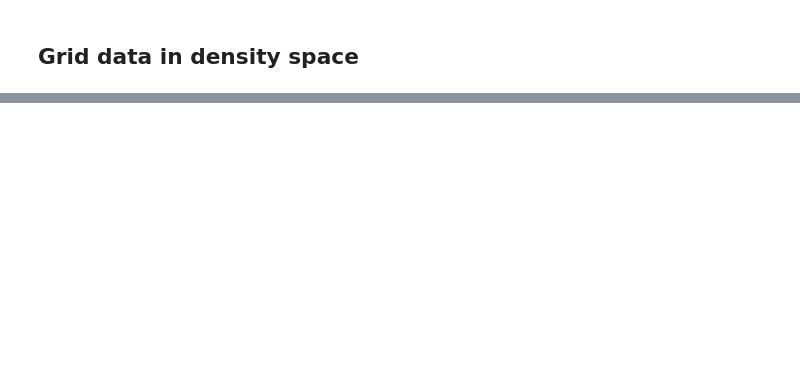
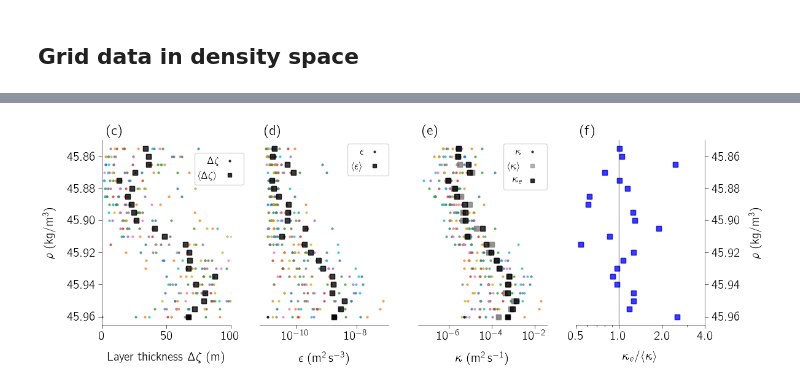
Before and after one commit to glwagner/SqueezeDispersionGRL, a Jupyter notebook: notebooks/analysis.ipynb, the cells around one changed output, grey strips where cells are left out. Cells and saved outputs as stored; diff of their text form; code cells hidden in the pictures; blank space fills up the shorter version.

```diff
--- a/notebooks/analysis.ipynb
+++ b/notebooks/analysis.ipynb
@@ -222,0 +524,85 @@ end
+# %%
+fs = 16
+xtextpos = 0.03
+ytextpos = 1.01
+legsize = 12
+
+fig, axs = subplots(ncols=4, figsize=(12, 4), sharey=true)
+
+sca(axs[1])
+xlabel("Layer thickness \$ \\Delta \\zeta \$ (m)", labelpad=12.0)
+ylabel(L"\rho \, \, \mathrm{(kg/m^3)}", labelpad=12.0)
+invertaxis()
+cornerspines()
+xlim(0, 100)
+yticks(sig[1:4:end, 1])
+
+plot(dζ, sig, ".", alpha=0.8, markeredgewidth=0.0, markersize=6)
+plot(dζ_avg, sig, "ks", alpha=0.1)
+
+plot(dζ[1], sig[1], "k.", alpha=0.8, markersize=6, markeredgewidth=0.0, label=L"\Delta \zeta")
+plot(dζ_avg[1], sig[1], "ks", alpha=0.8, markersize=4, label=L"\langle \Delta \zeta \rangle")
+#legend()
+legend(loc="upper right", bbox_to_anchor=(1.1, 0.93),
+       prop=Dict("size"=>legsize), markerfirst=false, markerscale=1.0, borderaxespad=0.0, frameon=true, handletextpad=0.05)
+
+sca(axs[2])
+xlabel(L"\epsilon \,\, \mathrm{(m^2 \, s^{-3})}", labelpad=12.0)
+invertaxis()
+bottomspine()
+xscale("log")
+#xlim(1e-11, 1e-7)
+axs[2][:tick_params](left=false, labelleft=false)
+
+plot(ep, sig, ".", alpha=0.8, markeredgewidth=0.0, markersize=6)
+plot(ep_avg, sig, "ks", alpha=0.1)
+
+plot(ep[1], sig[1], "k.", alpha=0.8, markersize=6, markeredgewidth=0.0, label=L"\epsilon")
+plot(ep_avg[1], sig[1], "ks", alpha=0.8, markersize=4, label=L"\langle \epsilon \rangle")
+#legend()
+legend(loc="upper right", bbox_to_anchor=(1.0, 0.98),
+       prop=Dict("size"=>legsize), markerfirst=false, markerscale=1.0, borderaxespad=0.0, frameon=true, handletextpad=0.05)
+
+sca(axs[3])
+xlabel(L"\kappa \,\, \mathrm{(m^2 \, s^{-1})}", labelpad=12.0)
+invertaxis()
+bottomspine()
+xscale("log")
+axs[3][:tick_params](left=false, labelleft=false)
+
+plot(kappa_local, sig, ".", alpha=0.8, markeredgewidth=0.0, markersize=6)
+plot(kappa_avg, sig, linestyle="", marker="s", color="gray", alpha=0.1)
+plot(kappa_eff, sig, "ks", alpha=0.1)
+
+plot(kappa_local[1], sig[1], "k.", alpha=0.8, markeredgewidth=0.0, markersize=6, label=L"\kappa")
+plot(kappa_avg[1], sig[1], linestyle="", marker="s", color="gray", alpha=0.6, markersize=4, label=L"\langle \kappa \rangle")
+plot(kappa_eff[1], sig[1], "ks", alpha=0.8, markersize=4, label=L"\kappa_e")
+#legend()
+legend(loc="upper right", bbox_to_anchor=(1.0, 0.98),
+       prop=Dict("size"=>legsize), markerfirst=false, markerscale=1.0, borderaxespad=0.0, frameon=true, handletextpad=0.05)
+
+sca(axs[4])
+xlabel(L"\kappa_e / \langle \kappa \rangle", labelpad=12.0)
+ylabel(L"\rho \, \, \mathrm{(kg/m^3)}", labelpad=12.0)
+invertaxis()
+cornerspines(side="right")
+xscale("log")
+axs[4][:tick_params](left=false, labelleft=false)
+
+plot(kappa_eff./kappa_avg, sig, "bs", alpha=0.1)
+axvline(x=1, color="k", alpha=0.4, linewidth=1)
+xticks([0.5, 1, 2, 4])
+scalartickformat("x", axs[4])
+
+invertaxis(axs[1])
+
+text(xtextpos, ytextpos, "(c)", transform=axs[1][:transAxes], ha="left", va="bottom", fontsize=fs)
+text(xtextpos, ytextpos, "(d)", transform=axs[2][:transAxes], ha="left", va="bottom", fontsize=fs)
+text(xtextpos, ytextpos, "(e)", transform=axs[3][:transAxes], ha="left", va="bottom", fontsize=fs)
+text(xtextpos, ytextpos, "(f)", transform=axs[4][:transAxes], ha="left", va="bottom", fontsize=fs)
+
+tight_layout(w_pad=2.0)
+plotname = "samoanresults.png"
+savefig(plotname, dpi=960)
+# %% [output]
+[figure, added]
```
Also changed, not shown: parts of 10 cells of this notebook, 4 other files.
